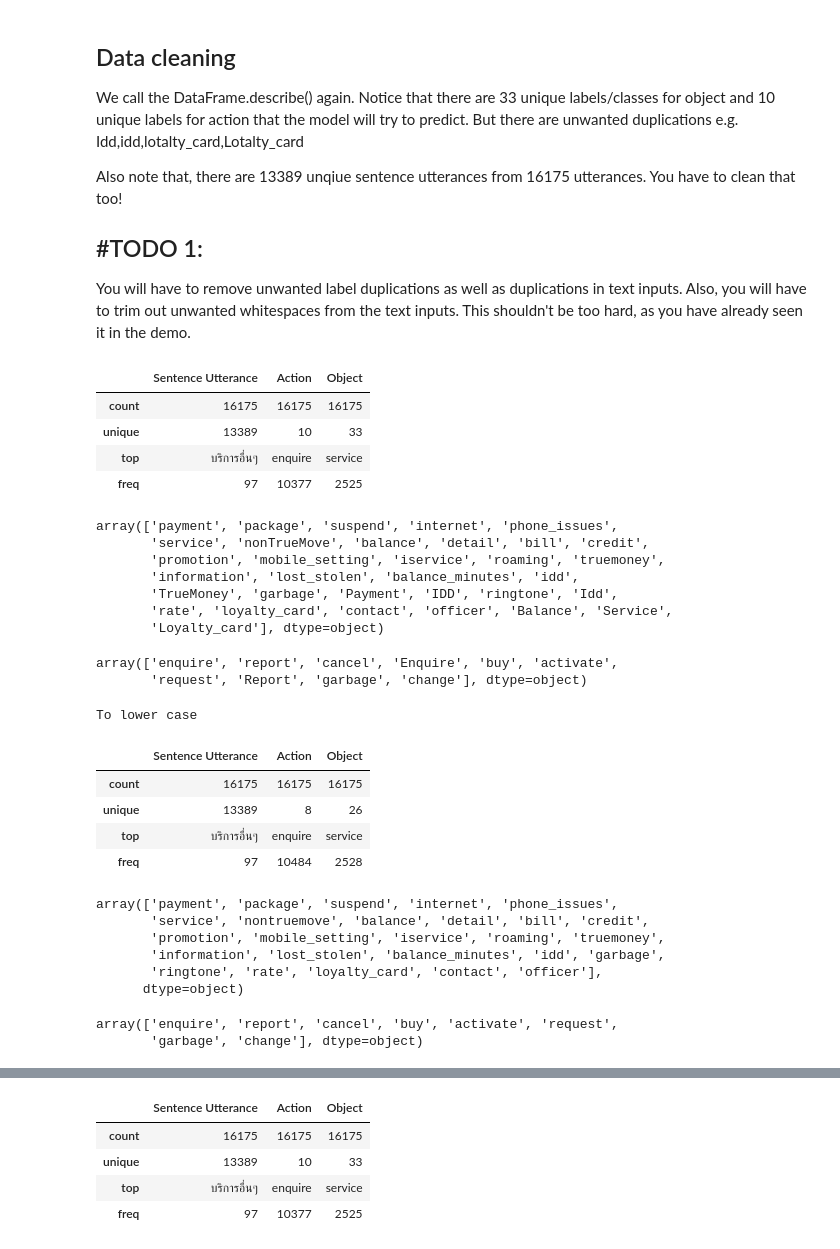
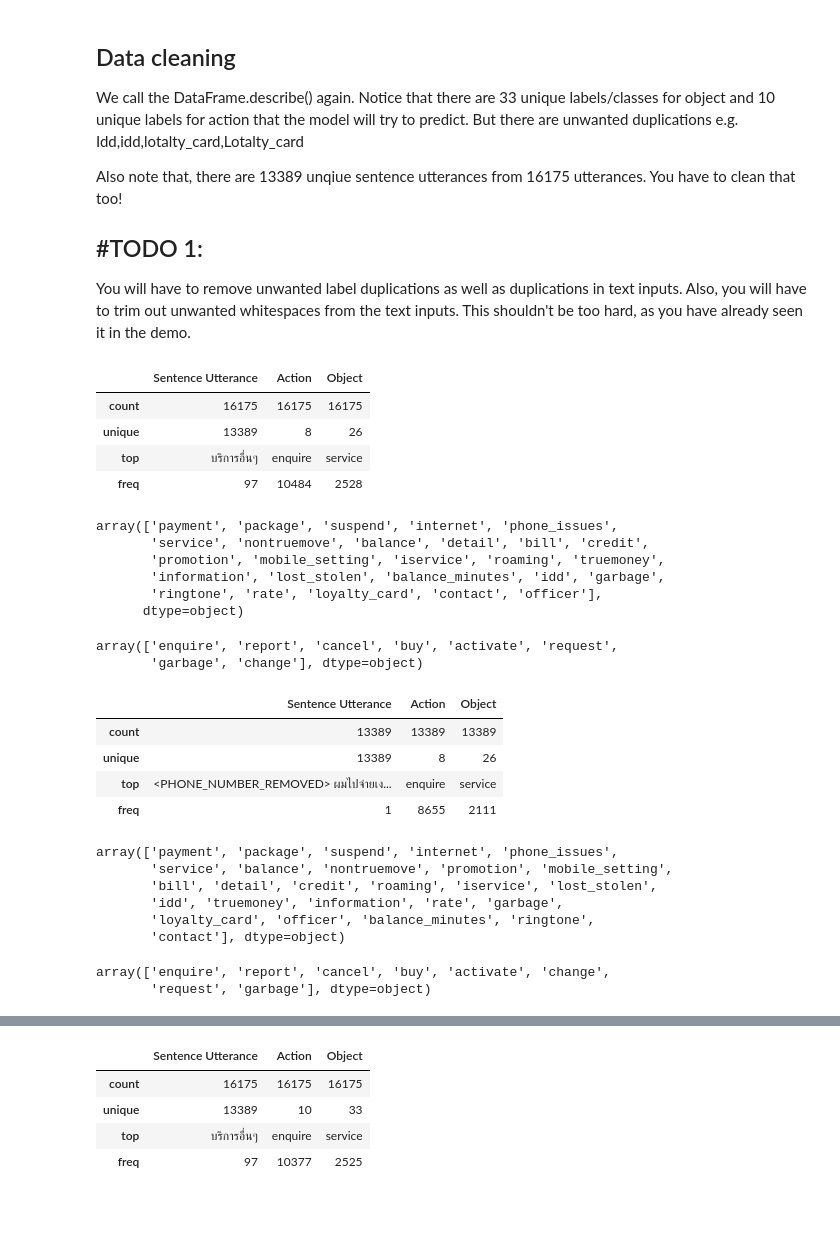
Before and after one commit to Grumpy-Mephisto/KMITL, a Jupyter notebook: Natural Language Processing/02-assignment/Assignment 2 - Text classification.ipynb, the cells around one changed output, grey strips where cells are left out. Cells and saved outputs as stored; diff of their text form; code cells hidden in the pictures; blank space fills up the shorter version.

Commit message:
🐛 fix(nlp): move 1 step ;(

```diff
--- a/Natural Language Processing/02-assignment/Assignment 2 - Text classification.ipynb
+++ b/Natural Language Processing/02-assignment/Assignment 2 - Text classification.ipynb
@@ -90,44 +90,54 @@ Also note that, there are 13389 unqiue sentence utterances from 16175 utterances
 You will have to remove unwanted label duplications as well as duplications in text inputs.
 Also, you will have to trim out unwanted whitespaces from the text inputs.
 This shouldn't be too hard, as you have already seen it in the demo.
-# %%
-display(data_df.describe())
-display(data_df.Object.unique())
-display(data_df.Action.unique())
-# %% [output]
-|  | Sentence Utterance | Action | Object |
-| count | 16175 | 16175 | 16175 |
-| unique | 13389 | 10 | 33 |
-| top | บริการอื่นๆ | enquire | service |
-| freq | 97 | 10377 | 2525 |
-array(['payment', 'package', 'suspend', 'internet', 'phone_issues',
-       'service', 'nonTrueMove', 'balance', 'detail', 'bill', 'credit',
-       'promotion', 'mobile_setting', 'iservice', 'roaming', 'truemoney',
-       'information', 'lost_stolen', 'balance_minutes', 'idd',
-       'TrueMoney', 'garbage', 'Payment', 'IDD', 'ringtone', 'Idd',
-       'rate', 'loyalty_card', 'contact', 'officer', 'Balance', 'Service',
-       'Loyalty_card'], dtype=object)
-array(['enquire', 'report', 'cancel', 'Enquire', 'buy', 'activate',
-       'request', 'Report', 'garbage', 'change'], dtype=object)
 # %%
 # 1. Convert the Object and Action columns to lowercase
-data_df["Object"] = data_df["Object"].str.lower()
-data_df["Action"] = data_df["Action"].str.lower()
+# 2. Clean the Object and Action columns by removing any leading or trailing white spaces
+data_df["Object"] = data_df["Object"].str.lower().str.strip()
+data_df["Action"] = data_df["Action"].str.lower().str.strip()
+
 display(data_df.describe())
 display(data_df.Object.unique())
 display(data_df.Action.unique())
 # %% [output]
+|  | Sentence Utterance | Action | Object |
+| count | 16175 | 16175 | 16175 |
+| unique | 13389 | 8 | 26 |
+| top | บริการอื่นๆ | enquire | service |
+| freq | 97 | 10484 | 2528 |
-To lower case
+array(['payment', 'package', 'suspend', 'internet', 'phone_issues',
+       'service', 'nontruemove', 'balance', 'detail', 'bill', 'credit',
+       'promotion', 'mobile_setting', 'iservice', 'roaming', 'truemoney',
+       'information', 'lost_stolen', 'balance_minutes', 'idd', 'garbage',
+       'ringtone', 'rate', 'loyalty_card', 'contact', 'officer'],
+      dtype=object)
-|  | Sentence Utterance | Action | Object |
-| count | 16175 | 16175 | 16175 |
-| unique | 13389 | 8 | 26 |
-| top | บริการอื่นๆ | enquire | service |
-| freq | 97 | 10484 | 2528 |
-array(['payment', 'package', 'suspend', 'internet', 'phone_issues',
-       'service', 'nontruemove', 'balance', 'detail', 'bill', 'credit',
-       'promotion', 'mobile_setting', 'iservice', 'roaming', 'truemoney',
-       'information', 'lost_stolen', 'balance_minutes', 'idd', 'garbage',
-       'ringtone', 'rate', 'loyalty_card', 'contact', 'officer'],
-      dtype=object)
+array(['enquire', 'report', 'cancel', 'buy', 'activate', 'request',
+       'garbage', 'change'], dtype=object)
-array(['enquire', 'report', 'cancel', 'buy', 'activate', 'request',
-       'garbage', 'change'], dtype=object)
+# %%
+# 3. Convert number of each (count) Sentence Utterance, Action, and Object to equal number of each (unique) Sentence Utterance
+unique_counts = data_df["Sentence Utterance"].value_counts()
+max_count = unique_counts.max()
+
+data_df = (
+    data_df.groupby("Sentence Utterance")
+    .apply(lambda x: x.sample(n=max_count))
+    .reset_index(drop=True)
+)
+
+display(data_df.describe())
+display(data_df.Object.unique())
+display(data_df.Action.unique())
+# %% [output]
+|  | Sentence Utterance | Action | Object |
+| count | 13389 | 13389 | 13389 |
+| unique | 13389 | 8 | 26 |
+| top | <PHONE_NUMBER_REMOVED> ผมไปจ่ายเง... | enquire | service |
+| freq | 1 | 8655 | 2111 |
+array(['payment', 'package', 'suspend', 'internet', 'phone_issues',
+       'service', 'balance', 'nontruemove', 'promotion', 'mobile_setting',
+       'bill', 'detail', 'credit', 'roaming', 'iservice', 'lost_stolen',
+       'idd', 'truemoney', 'information', 'rate', 'garbage',
+       'loyalty_card', 'officer', 'balance_minutes', 'ringtone',
+       'contact'], dtype=object)
+array(['enquire', 'report', 'cancel', 'buy', 'activate', 'change',
+       'request', 'garbage'], dtype=object)
```
Also changed, not shown: parts of 2 cells of this notebook.
